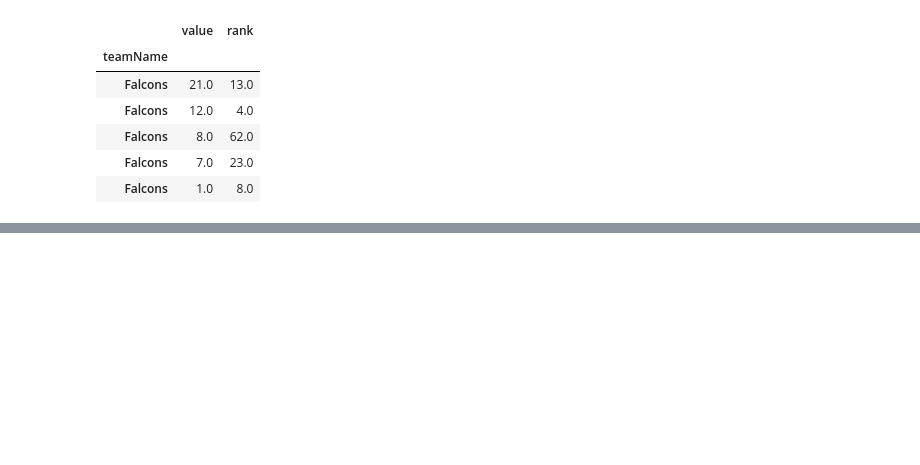
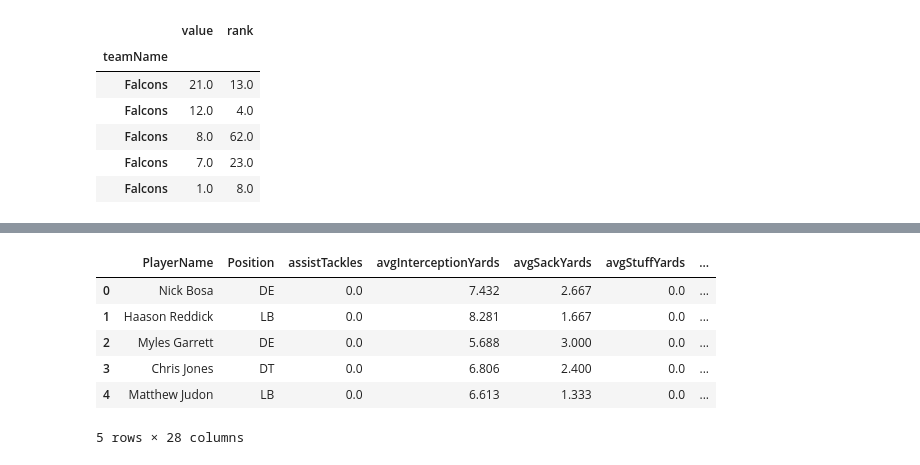
Before and after one commit to ColeDM-2020/INST414-Project, a Jupyter notebook: NFL Draft Analysis.ipynb, the cells around one changed output, grey strips where cells are left out. Saved outputs shown, nothing was run; the diff lists cells and outputs as text; code cells hidden in the pictures; blank space fills up the shorter version.

```diff
--- a/NFL Draft Analysis.ipynb
+++ b/NFL Draft Analysis.ipynb
@@ -101,0 +114,12 @@ NFL2022in_df.head()
+# %%
+sacks = pd.read_csv('SacksData.csv')
+sacks.drop(columns='Unnamed: 0', inplace=True)
+sacks.head()
+# %% [output]
+|  | PlayerName | Position | assistTackles | avgInterceptionYards | avgSackYards | avgStuffYards | ... |
+| 0 | Nick Bosa | DE | 0.0 | 7.432 | 2.667 | 0.0 | ... |
+| 1 | Haason Reddick | LB | 0.0 | 8.281 | 1.667 | 0.0 | ... |
+| 2 | Myles Garrett | DE | 0.0 | 5.688 | 3.000 | 0.0 | ... |
+| 3 | Chris Jones | DT | 0.0 | 6.806 | 2.400 | 0.0 | ... |
+| 4 | Matthew Judon | LB | 0.0 | 6.613 | 1.333 | 0.0 | ... |
+5 rows × 28 columns
```
Also changed, not shown: parts of 24 cells of this notebook.
